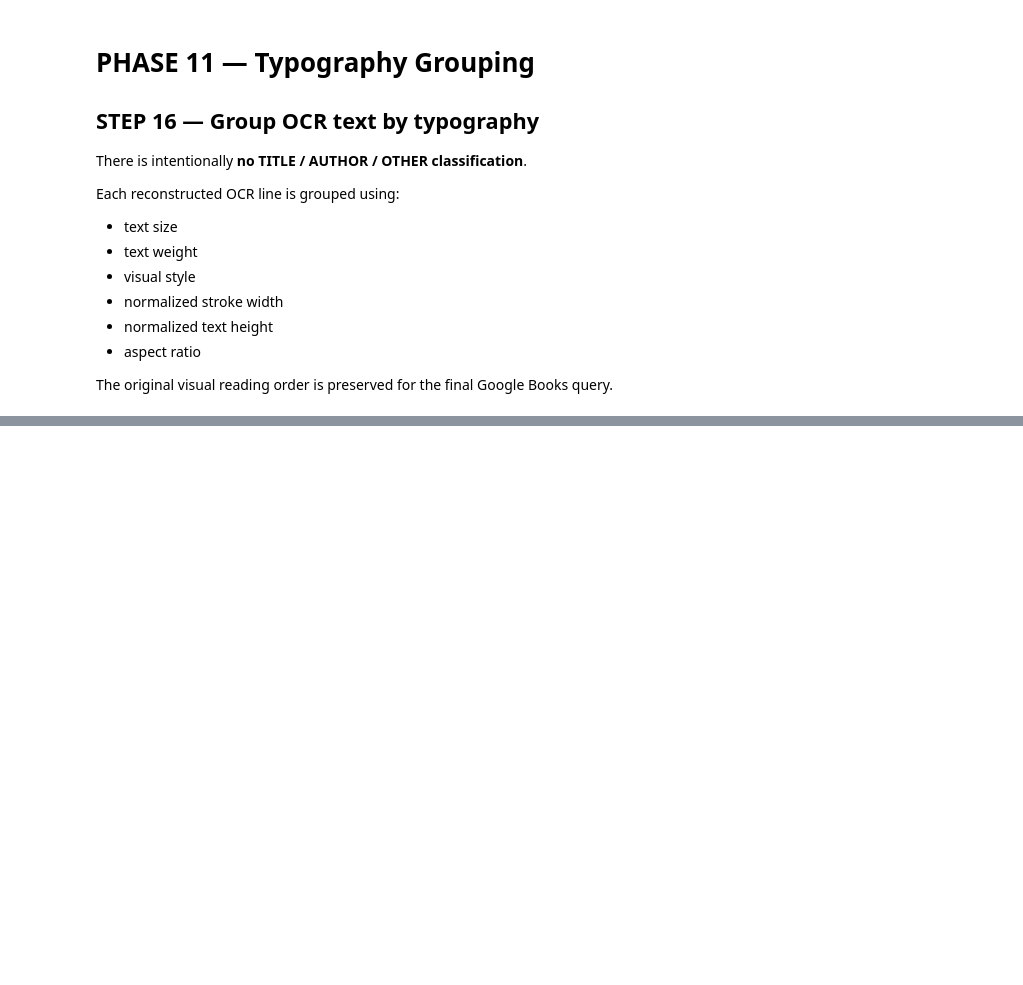
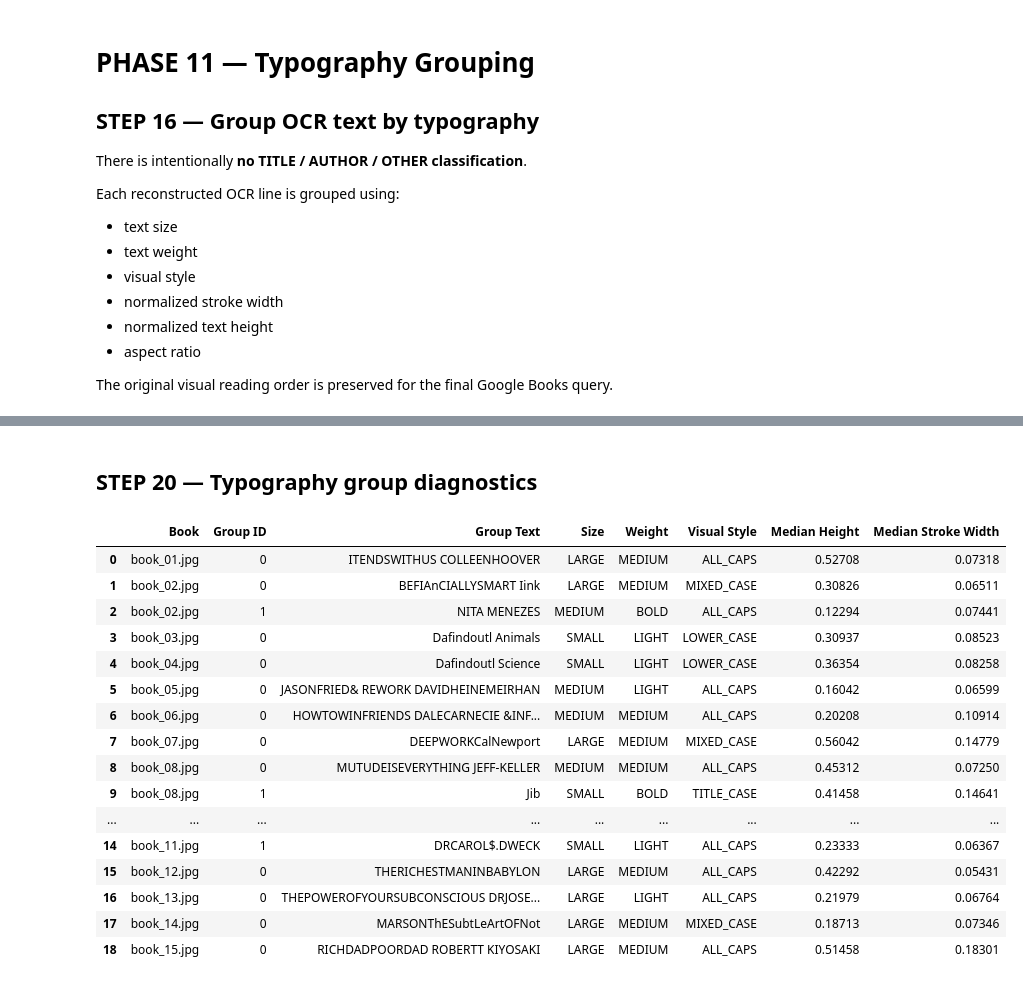
Before and after one commit to DSameer-infine8/shelfy.ai, a Jupyter notebook: PoC/BookSpine_OCR_Typography_Grouping.ipynb, the cells around one changed output, grey strips where cells are left out. Cells and saved outputs as stored; diff of their text form; code cells hidden in the pictures; blank space fills up the shorter version.

```diff
--- a/PoC/BookSpine_OCR_Typography_Grouping.ipynb
+++ b/PoC/BookSpine_OCR_Typography_Grouping.ipynb
@@ -1762,0 +1982,48 @@ def group_by_typography(rows):
+# %% [markdown]
+## STEP 20 — Typography group diagnostics
+# %%
+# ============================================================
+# PHASE 14 / STEP 20
+# Typography groups
+# ============================================================
+
+group_rows = []
+
+for result in results:
+    for group in result["groups"]:
+        group_rows.append({
+            "Book": result["file"],
+            "Group ID": group["group_id"],
+            "Group Text": group["text"],
+            "Size": group["size_class"],
+            "Weight": group["weight_class"],
+            "Visual Style": group["visual_style"],
+            "Median Height": round(group["median_height"],5),
+            "Median Stroke Width": round(group["median_stroke_width"],5),
+        })
+
+groups_df = pd.DataFrame(group_rows)
+display(groups_df)
+
+groups_df.to_csv(
+    OUTPUT_DIR / "typography_groups.csv",
+    index=False
+)
+# %% [output]
+|  | Book | Group ID | Group Text | Size | Weight | Visual Style | Median Height | Median Stroke Width |
+| 0 | book_01.jpg | 0 | ITENDSWITHUS COLLEENHOOVER | LARGE | MEDIUM | ALL_CAPS | 0.52708 | 0.07318 |
+| 1 | book_02.jpg | 0 | BEFIAnCIALLYSMART Iink | LARGE | MEDIUM | MIXED_CASE | 0.30826 | 0.06511 |
+| 2 | book_02.jpg | 1 | NITA MENEZES | MEDIUM | BOLD | ALL_CAPS | 0.12294 | 0.07441 |
+| 3 | book_03.jpg | 0 | Dafindoutl Animals | SMALL | LIGHT | LOWER_CASE | 0.30937 | 0.08523 |
+| 4 | book_04.jpg | 0 | Dafindoutl Science | SMALL | LIGHT | LOWER_CASE | 0.36354 | 0.08258 |
+| 5 | book_05.jpg | 0 | JASONFRIED& REWORK DAVIDHEINEMEIRHAN | MEDIUM | LIGHT | ALL_CAPS | 0.16042 | 0.06599 |
+| 6 | book_06.jpg | 0 | HOWTOWINFRIENDS DALECARNECIE &INF... | MEDIUM | MEDIUM | ALL_CAPS | 0.20208 | 0.10914 |
+| 7 | book_07.jpg | 0 | DEEPWORKCalNewport | LARGE | MEDIUM | MIXED_CASE | 0.56042 | 0.14779 |
+| 8 | book_08.jpg | 0 | MUTUDEISEVERYTHING JEFF-KELLER | MEDIUM | MEDIUM | ALL_CAPS | 0.45312 | 0.07250 |
+| 9 | book_08.jpg | 1 | Jib | SMALL | BOLD | TITLE_CASE | 0.41458 | 0.14641 |
+| ... | ... | ... | ... | ... | ... | ... | ... | ... |
+| 14 | book_11.jpg | 1 | DRCAROL$.DWECK | SMALL | LIGHT | ALL_CAPS | 0.23333 | 0.06367 |
+| 15 | book_12.jpg | 0 | THERICHESTMANINBABYLON | LARGE | MEDIUM | ALL_CAPS | 0.42292 | 0.05431 |
+| 16 | book_13.jpg | 0 | THEPOWEROFYOURSUBCONSCIOUS DRJOSE... | LARGE | LIGHT | ALL_CAPS | 0.21979 | 0.06764 |
+| 17 | book_14.jpg | 0 | MARSONThESubtLeArtOFNot | LARGE | MEDIUM | MIXED_CASE | 0.18713 | 0.07346 |
+| 18 | book_15.jpg | 0 | RICHDADPOORDAD ROBERTT KIYOSAKI | LARGE | MEDIUM | ALL_CAPS | 0.51458 | 0.18301 |
```
Also changed, not shown: parts of 16 cells of this notebook.
